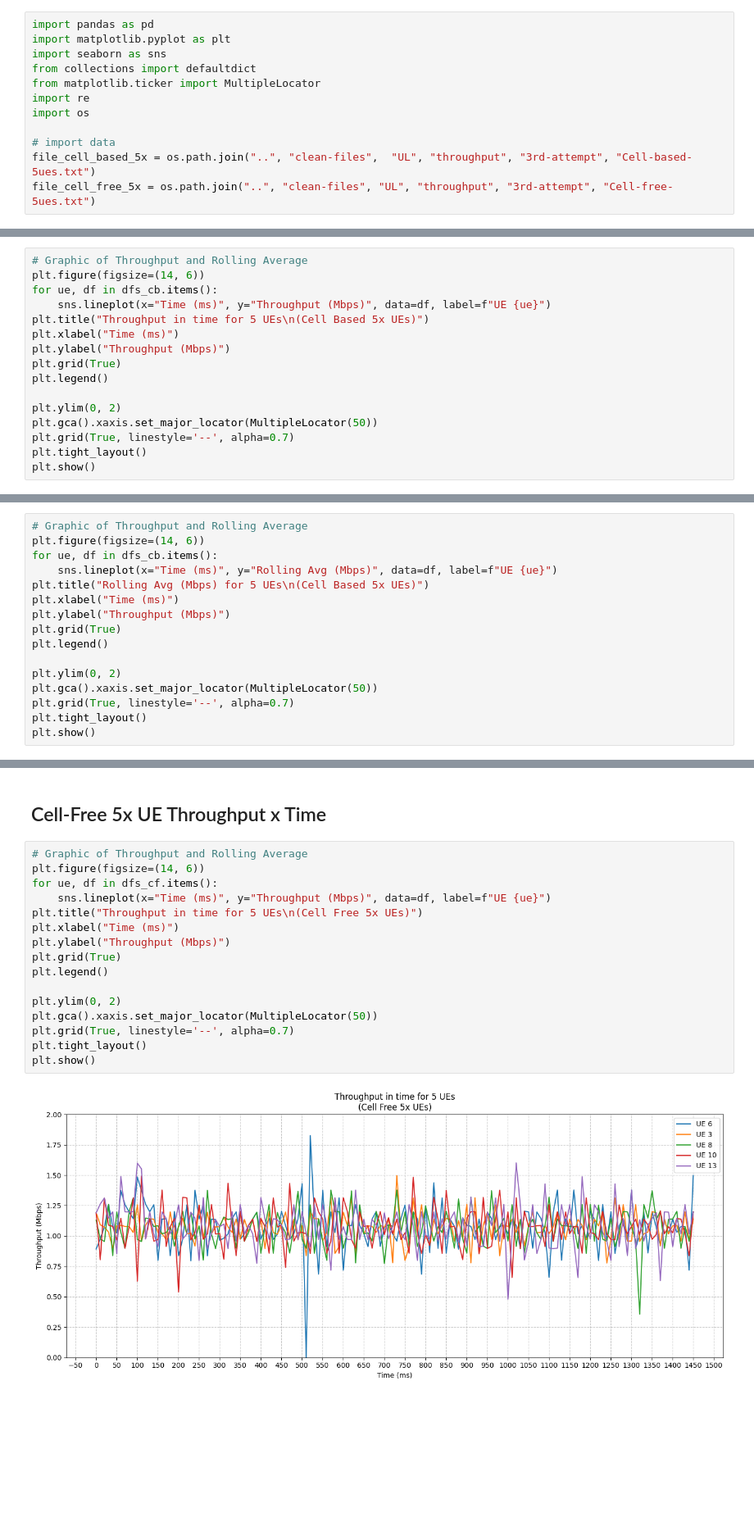
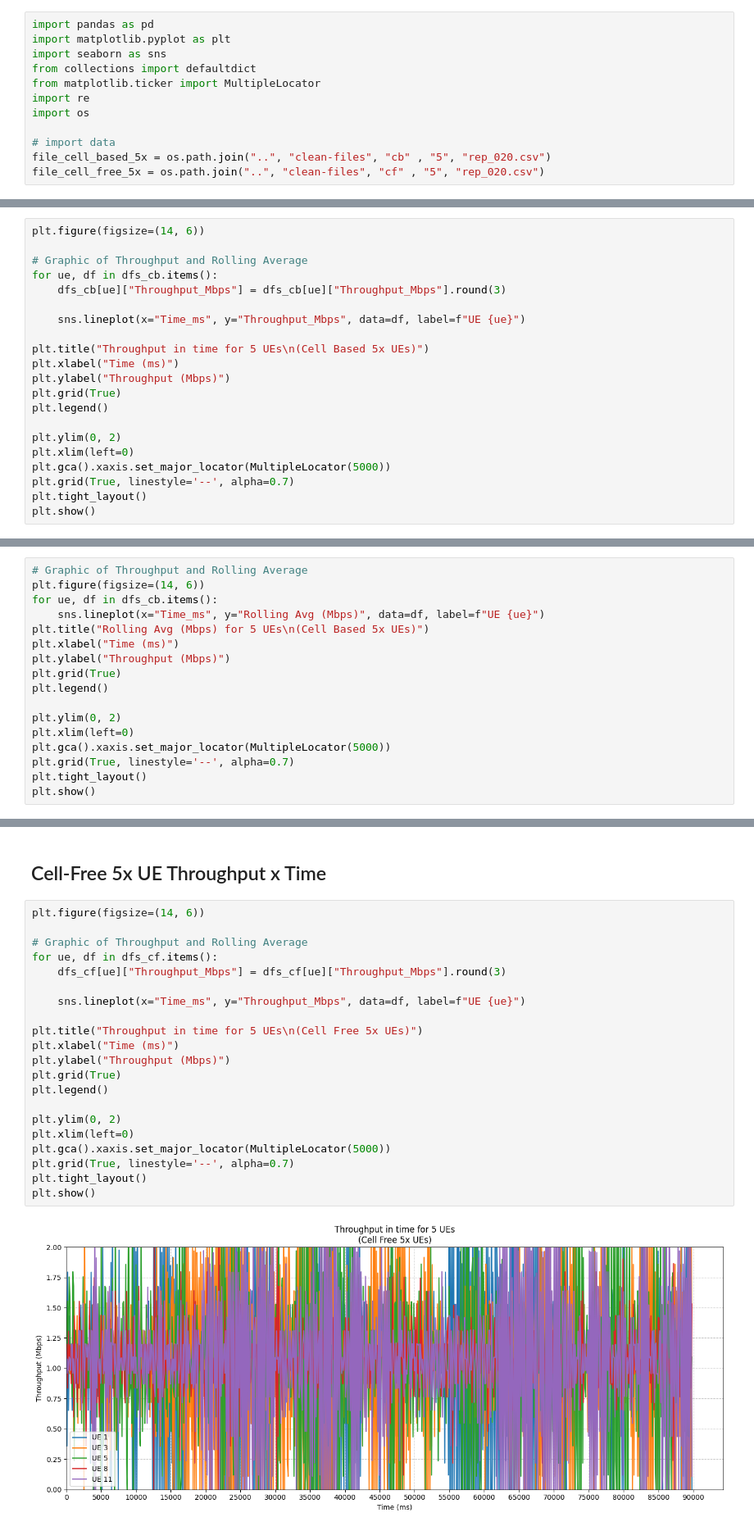
Before and after one commit to Surpr1se0/OAI-tests, a Jupyter notebook: scripts/5-ue.ipynb, the cells around one changed output, grey strips where cells are left out. Shown at 82% size. Drawn from its saved outputs; the diff is of its cells as text; blank space fills up the shorter version.

```diff
--- a/scripts/5-ue.ipynb
+++ b/scripts/5-ue.ipynb
@@ -10,8 +10,8 @@ import re
 import os
 
 # import data
-file_cell_based_5x = os.path.join("..", "clean-files",  "UL", "throughput", "3rd-attempt", "Cell-based-5ues.txt")
-file_cell_free_5x = os.path.join("..", "clean-files", "UL", "throughput", "3rd-attempt", "Cell-free-5ues.txt")
+file_cell_based_5x = os.path.join("..", "clean-files", "cb" , "5", "rep_020.csv")
+file_cell_free_5x = os.path.join("..", "clean-files", "cf" , "5", "rep_020.csv")
 # %% [markdown]
 ## Calculations for 5X Scenarios
 # %%
@@ -72,10 +34,14 @@ for ue, valores in dados_ues_cf.items():
 # %% [markdown]
 ## Cell-Based 5x UE Throughput x Time
 # %%
+plt.figure(figsize=(14, 6))
+
 # Graphic of Throughput and Rolling Average
-plt.figure(figsize=(14, 6))
 for ue, df in dfs_cb.items():
-    sns.lineplot(x="Time (ms)", y="Throughput (Mbps)", data=df, label=f"UE {ue}")
+    dfs_cb[ue]["Throughput_Mbps"] = dfs_cb[ue]["Throughput_Mbps"].round(3)
+
+    sns.lineplot(x="Time_ms", y="Throughput_Mbps", data=df, label=f"UE {ue}")
+
 plt.title("Throughput in time for 5 UEs\n(Cell Based 5x UEs)")
 plt.xlabel("Time (ms)")
 plt.ylabel("Throughput (Mbps)")
@@ -83,7 +49,8 @@ plt.grid(True)
 plt.legend()
 
 plt.ylim(0, 2)
-plt.gca().xaxis.set_major_locator(MultipleLocator(50))
+plt.xlim(left=0)
+plt.gca().xaxis.set_major_locator(MultipleLocator(5000))
 plt.grid(True, linestyle='--', alpha=0.7)
 plt.tight_layout()
 plt.show()
@@ -93,7 +60,7 @@ plt.show()
 # Graphic of Throughput and Rolling Average
 plt.figure(figsize=(14, 6))
 for ue, df in dfs_cb.items():
-    sns.lineplot(x="Time (ms)", y="Rolling Avg (Mbps)", data=df, label=f"UE {ue}")
+    sns.lineplot(x="Time_ms", y="Rolling Avg (Mbps)", data=df, label=f"UE {ue}")
 plt.title("Rolling Avg (Mbps) for 5 UEs\n(Cell Based 5x UEs)")
 plt.xlabel("Time (ms)")
 plt.ylabel("Throughput (Mbps)")
@@ -101,7 +68,8 @@ plt.grid(True)
 plt.legend()
 
 plt.ylim(0, 2)
-plt.gca().xaxis.set_major_locator(MultipleLocator(50))
+plt.xlim(left=0)
+plt.gca().xaxis.set_major_locator(MultipleLocator(5000))
 plt.grid(True, linestyle='--', alpha=0.7)
 plt.tight_layout()
 plt.show()
@@ -110,23 +78,28 @@ plt.show()
 # %% [markdown]
 ## Cell-Free 5x UE Throughput x Time
 # %%
+plt.figure(figsize=(14, 6))
+
 # Graphic of Throughput and Rolling Average
-plt.figure(figsize=(14, 6))
 for ue, df in dfs_cf.items():
-    sns.lineplot(x="Time (ms)", y="Throughput (Mbps)", data=df, label=f"UE {ue}")
+    dfs_cf[ue]["Throughput_Mbps"] = dfs_cf[ue]["Throughput_Mbps"].round(3)
+
+    sns.lineplot(x="Time_ms", y="Throughput_Mbps", data=df, label=f"UE {ue}")
+
 plt.title("Throughput in time for 5 UEs\n(Cell Free 5x UEs)")
 plt.xlabel("Time (ms)")
 plt.ylabel("Throughput (Mbps)")
 plt.grid(True)
 plt.legend()
 
 plt.ylim(0, 2)
-plt.gca().xaxis.set_major_locator(MultipleLocator(50))
+plt.xlim(left=0)
+plt.gca().xaxis.set_major_locator(MultipleLocator(5000))
 plt.grid(True, linestyle='--', alpha=0.7)
 plt.tight_layout()
 plt.show()
 # %% [output]
-[figure, old version]
+[figure, new version]
 # %%
 # Graphic of Throughput and Rolling Average
 plt.figure(figsize=(14, 6))
```
Also changed, not shown: parts of 10 cells of this notebook, 2 other files.
